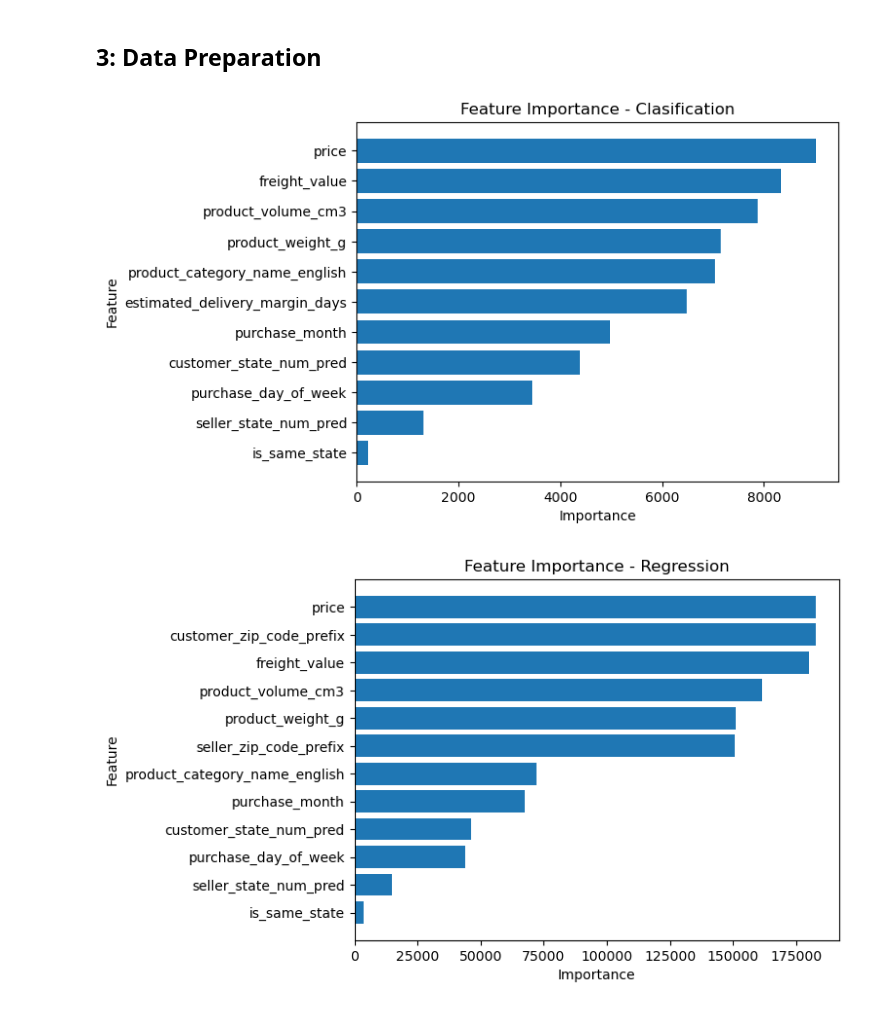
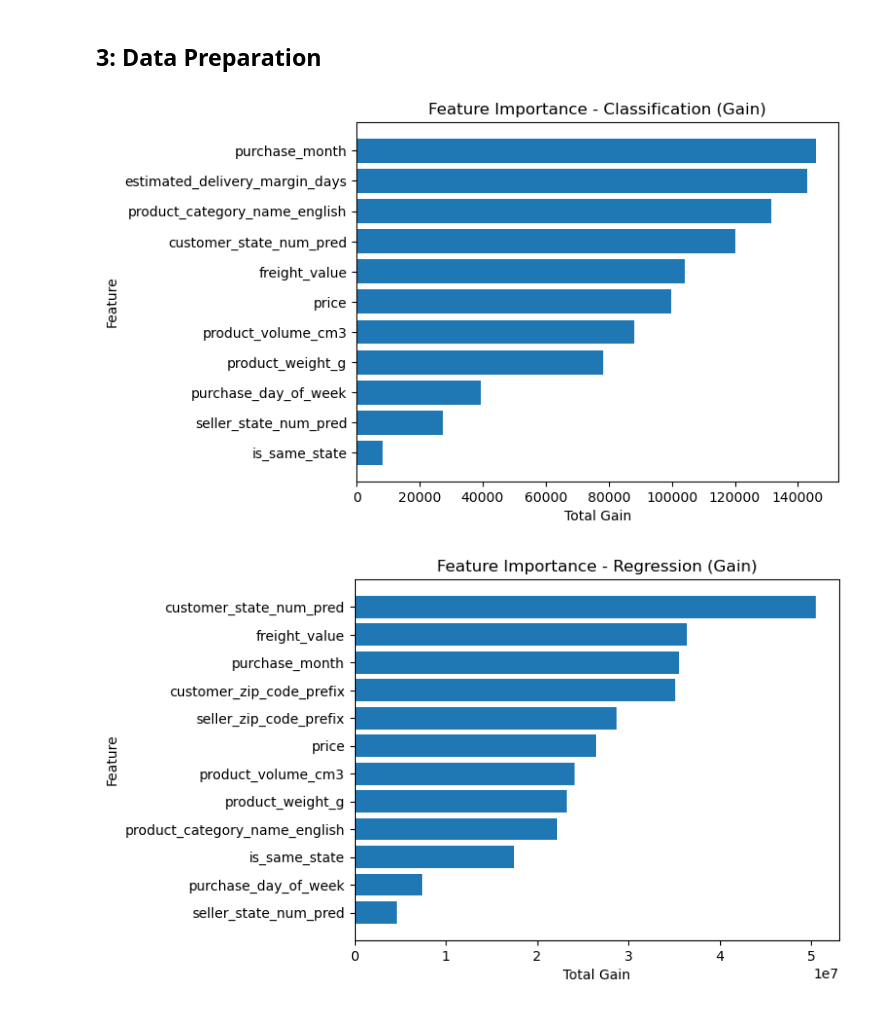
Before and after one commit to SergioBrPerez/Intelligence-Data-Analysis-ML-DL, a Jupyter notebook: 5-Feature_Importance/5.1-Feature_Importance_Evaluation_SBP.ipynb, the cells around one changed output. Saved outputs shown, nothing was run; the diff lists cells and outputs as text; code cells hidden in the pictures.

Commit message:
Update to gain

```diff
--- a/5-Feature_Importance/5.1-Feature_Importance_Evaluation_SBP.ipynb
+++ b/5-Feature_Importance/5.1-Feature_Importance_Evaluation_SBP.ipynb
@@ -33,48 +33,47 @@ Modelo de regresión cargado correctamente
 # %% [markdown]
 ## 3: Data Preparation
 # %%
-# Get Feature Names
-feature_names = lgbm_model_opt.feature_name_
+booster = lgbm_model_opt.booster_
 
-# Get Feature Importances
-importances = lgbm_model_opt.feature_importances_
+# Names and importance values
+feature_names = booster.feature_name()
+importances = booster.feature_importance(importance_type='gain')
 
-# Create sorted DataFrame
+# Plotting
 fi_df = pd.DataFrame({
     'feature': feature_names,
     'importance': importances
 }).sort_values(by='importance', ascending=False)
 
-# Plot
 plt.figure()
 plt.barh(fi_df['feature'], fi_df['importance'])
 plt.gca().invert_yaxis()
-plt.title('Feature Importance - Clasification')
-plt.xlabel('Importance')
+plt.title('Feature Importance - Classification')
+plt.xlabel('Total Gain')
 plt.ylabel('Feature')
 plt.show()
 # %% [output]
-[figure, old version]
+[figure, new version]
 # %%
-# Get Feature Names
-feature_names = lgbm_regressor.feature_name_
+booster = lgbm_regressor.booster_
 
-# Get Feature Importances
-importances = lgbm_regressor.feature_importances_
+# Names and importance values
+feature_names = booster.feature_name()
+importances = booster.feature_importance(importance_type='gain')
 
-# Create sorted DataFrame
+# Plotting
+
 fi_df = pd.DataFrame({
     'feature': feature_names,
     'importance': importances
 }).sort_values(by='importance', ascending=False)
 
-# Plot
 plt.figure()
 plt.barh(fi_df['feature'], fi_df['importance'])
 plt.gca().invert_yaxis()
-plt.title('Feature Importance - Regression')
-plt.xlabel('Importance')
+plt.title('Feature Importance - Regression (Gain)')
+plt.xlabel('Total Gain')
 plt.ylabel('Feature')
 plt.show()
 # %% [output]
-[figure, old version]
+[figure, new version]
```
